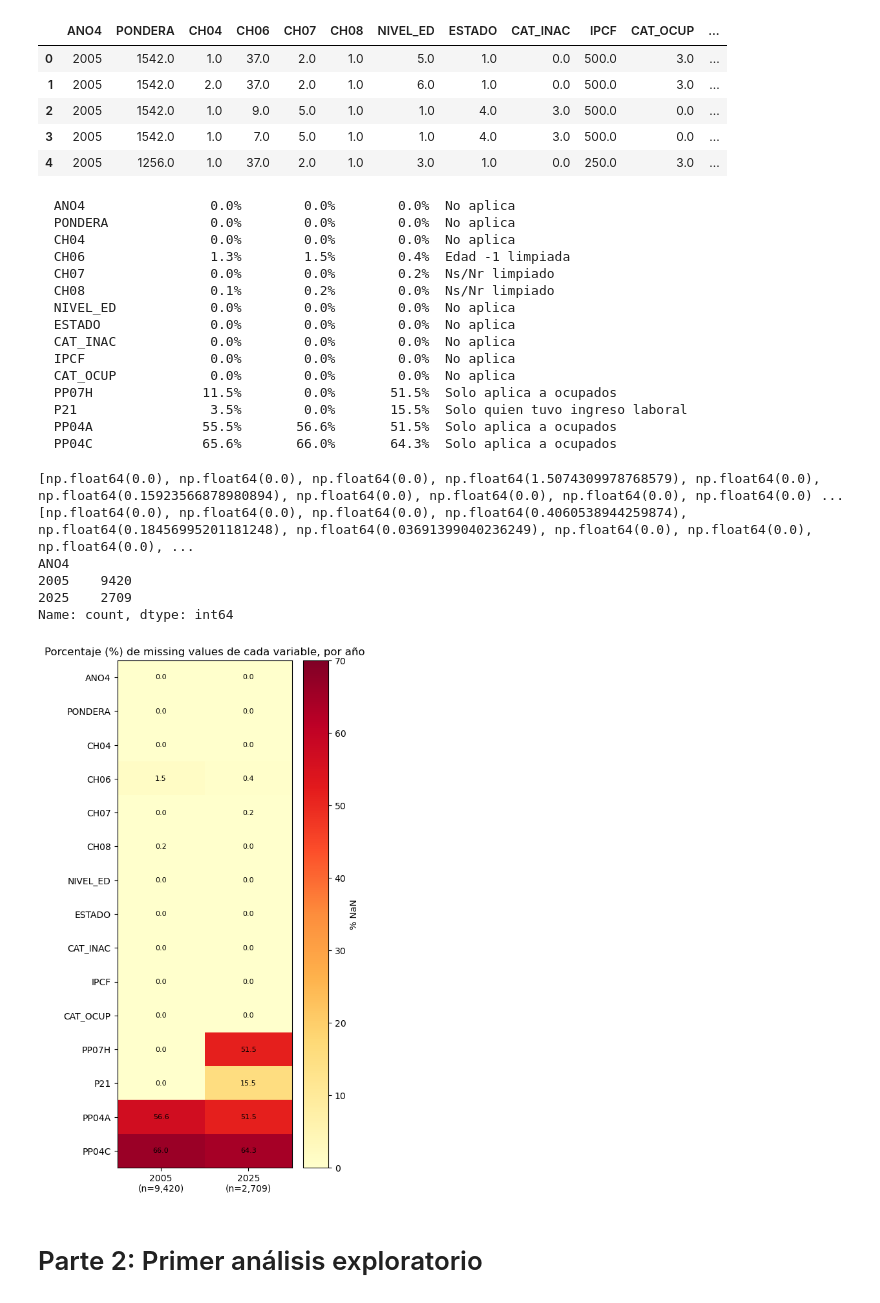
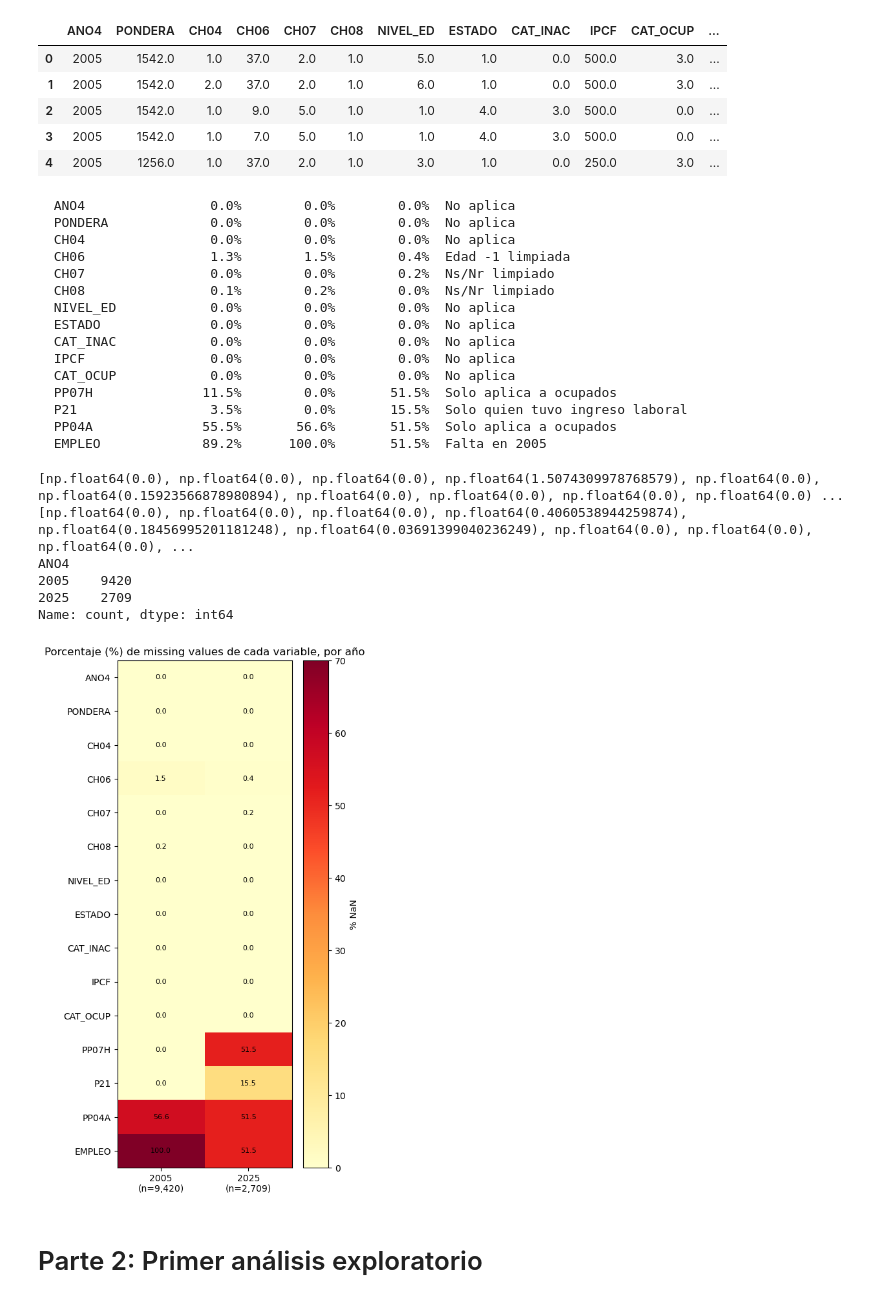
Before and after one commit to MariaFlorenciaPascale/E337_Grupo1, a Jupyter notebook: TP1/E337_Grupo1_TP1.ipynb, the cells around one changed output. Saved outputs shown, nothing was run; the diff lists cells and outputs as text; code cells hidden in the pictures.

Commit message:
Arreglo de variables y Nuevos ejercicios resueltos

```diff
--- a/TP1/E337_Grupo1_TP1.ipynb
+++ b/TP1/E337_Grupo1_TP1.ipynb
@@ -23,5 +23,7 @@ print(os.getcwd())
 # %%
 df_2005_raw = pd.read_stata('usu_individual_3105.dta', convert_categoricals=False, convert_missing=False)
+df_2005_raw['EMPLEO'] = np.nan
+
 df_2025_raw = pd.read_excel('usu_individual_T325.xls')
 # %%
 df_2005_raw.head(4)
@@ -105,8 +108,13 @@ print(f"  2025: {len(df_2025):,} observaciones")
   2025: 2,709 observaciones
 # %%
 # Paso 2: Seleccionar las 15 variables
-variables = ['ANO4','PONDERA','CH04','CH06','CH07','CH08','NIVEL_ED',
-             'ESTADO','CAT_INAC','IPCF','CAT_OCUP','PP07H','P21','PP04A','PP04C']
+
+df_2005['EMPLEO'] = np.nan # como EMPLEO no esta en 2005, la creamos con N/As
+
+variables = ['ANO4', 'PONDERA', 'CH04', 'CH06', 'CH07', 'CH08', 'NIVEL_ED',
+             'ESTADO', 'CAT_INAC', 'IPCF', 'CAT_OCUP', 'PP07H', 'P21',
+             'PP04A', 'EMPLEO']
+
 df_2005 = df_2005[variables].copy()
 df_2025 = df_2025[variables].copy()
 
@@ -133,7 +141,7 @@ df_2005['CAT_OCUP'] = pd.to_numeric(df_2005['CAT_OCUP'], errors='coerce')
 df_2005['PP07H']    = pd.to_numeric(df_2005['PP07H'],    errors='coerce')
 df_2005['P21']      = pd.to_numeric(df_2005['P21'],      errors='coerce')
 df_2005['PP04A']    = pd.to_numeric(df_2005['PP04A'],    errors='coerce')
-df_2005['PP04C']    = pd.to_numeric(df_2005['PP04C'],    errors='coerce')
+df_2005['EMPLEO']   = pd.to_numeric(df_2005['EMPLEO'],   errors='coerce')
 
 df_2025['ANO4']     = pd.to_numeric(df_2025['ANO4'],     errors='coerce')
 df_2025['PONDERA']  = pd.to_numeric(df_2025['PONDERA'],  errors='coerce')
@@ -149,7 +157,7 @@ df_2025['CAT_OCUP'] = pd.to_numeric(df_2025['CAT_OCUP'], errors='coerce')
 df_2025['PP07H']    = pd.to_numeric(df_2025['PP07H'],    errors='coerce')
 df_2025['P21']      = pd.to_numeric(df_2025['P21'],      errors='coerce')
 df_2025['PP04A']    = pd.to_numeric(df_2025['PP04A'],    errors='coerce')
-df_2025['PP04C']    = pd.to_numeric(df_2025['PP04C'],    errors='coerce')
+df_2025['EMPLEO']    = pd.to_numeric(df_2025['EMPLEO'],    errors='coerce')
 # %% [output]
 [Paso 3] Conversión de tipos a float64
 # %%
@@ -158,7 +166,7 @@ df_2005['ANO4'] = 2005
 df_2025['ANO4'] = 2025
 # %%
 # Paso 5: Limpiar códigos sin sentido → NaN
-print("\n[Paso 5] Limpieza de códigos sin sentido")
+print("\n Limpieza de códigos sin sentido")
 
 # CH06: -1 = edad invalida q aparece n ambas bases
 df_2005['CH06'] = df_2005['CH06'].replace(-1, np.nan)
@@ -183,12 +191,6 @@ df_2025['PP04A'] = df_2025['PP04A'].replace(0, np.nan)
 df_2025['PP04A'] = df_2025['PP04A'].replace(9, np.nan)
 print("  PP04A: 0 y 9 → NaN (no aplica / Ns/Nr)")
 
-# PP04C: 0 = no aplica, 99 = Ns/Nr
-df_2005['PP04C'] = df_2005['PP04C'].replace(0,  np.nan)
-df_2005['PP04C'] = df_2005['PP04C'].replace(99, np.nan)
-df_2025['PP04C'] = df_2025['PP04C'].replace(0,  np.nan)
-df_2025['PP04C'] = df_2025['PP04C'].replace(99, np.nan)
-print("  PP04C: 0 y 99 → NaN (no aplica / Ns/Nr)")
 
 # P21 e IPCF: valores negativos son códigos de no respuesta, no ingresos reales
 #   2005: no había negativos (confirmado en diagnóstico)
@@ -315,13 +316,15 @@ for col in variables:
   PP07H              11.5%        0.0%       51.5%  Solo aplica a ocupados
   P21                 3.5%        0.0%       15.5%  Solo quien tuvo ingreso laboral
   PP04A              55.5%       56.6%       51.5%  Solo aplica a ocupados
-  PP04C              65.6%       66.0%       64.3%  Solo aplica a ocupados
+  EMPLEO             89.2%      100.0%       51.5%  Falta en 2005
 # %%
 # Ahora, armamos el heatmap. Para esta sección, utilizamos ayuda de la IA.
 # eje x: año.
 # eje y: nombres de las variables.
 # datos: en la matriz que vamos a crear.
-nombres_var = ['ANO4', 'PONDERA', 'CH04', 'CH06', 'CH07', 'CH08', 'NIVEL_ED', 'ESTADO', 'CAT_INAC', 'IPCF', 'CAT_OCUP', 'PP07H', 'P21', 'PP04A', 'PP04C']
+nombres_var = ['ANO4', 'PONDERA', 'CH04', 'CH06', 'CH07', 'CH08', 'NIVEL_ED',
+             'ESTADO', 'CAT_INAC', 'IPCF', 'CAT_OCUP', 'PP07H', 'P21',
+             'PP04A', 'EMPLEO']
 print(list_2005_pct)
 print(list_2025_pct)
 
@@ -334,33 +337,33 @@ print(count)
 
 obs_2005 = 9420
 obs_2025 = 2709
 
 matriz = np.array([list_2005_pct, list_2025_pct]) # unimos las listas de ambos años en una matriz
 
 ffig, ax = plt.subplots(figsize=(5, 9))
 
 im = ax.imshow(matriz.T, aspect='auto', vmin=0, vmax=70, cmap="YlOrRd")
 
 ax.set_xticks(range(len(ano)), labels=[f"2005\n(n={obs_2005:,})", f"2025\n(n={obs_2025:,})"])
 ax.set_yticks(range(len(nombres_var)), labels=nombres_var)
 
 for i in range(len(nombres_var)):
     for j in range(len(ano)):
         text = ax.text(j, i, f"{matriz.T[i, j]:.1f}",
                        ha="center", va="center", color="black", fontsize=8)
 
 plt.colorbar(im, ax=ax, label="% NaN")
 ax.set_title("Porcentaje (%) de missing values de cada variable, por año")
 plt.tight_layout(pad=2.0)
 plt.savefig('Heatmap.png', bbox_inches='tight', dpi=300)
 plt.show()
 # %% [output]
 [np.float64(0.0), np.float64(0.0), np.float64(0.0), np.float64(1.5074309978768579), np.float64(0.0), np.float64(0.15923566878980894), np.float64(0.0), np.float64(0.0), np.float64(0.0), np.float64(0.0) ...
 [np.float64(0.0), np.float64(0.0), np.float64(0.0), np.float64(0.4060538944259874), np.float64(0.18456995201181248), np.float64(0.03691399040236249), np.float64(0.0), np.float64(0.0), np.float64(0.0), ...
 ANO4
 2005    9420
 2025    2709
 Name: count, dtype: int64
-[figure, old version]
+[figure, new version]
 # %% [markdown]
 # Parte 2: Primer análisis exploratorio
```
Also changed, not shown: parts of 17 cells of this notebook, 3 other files.
